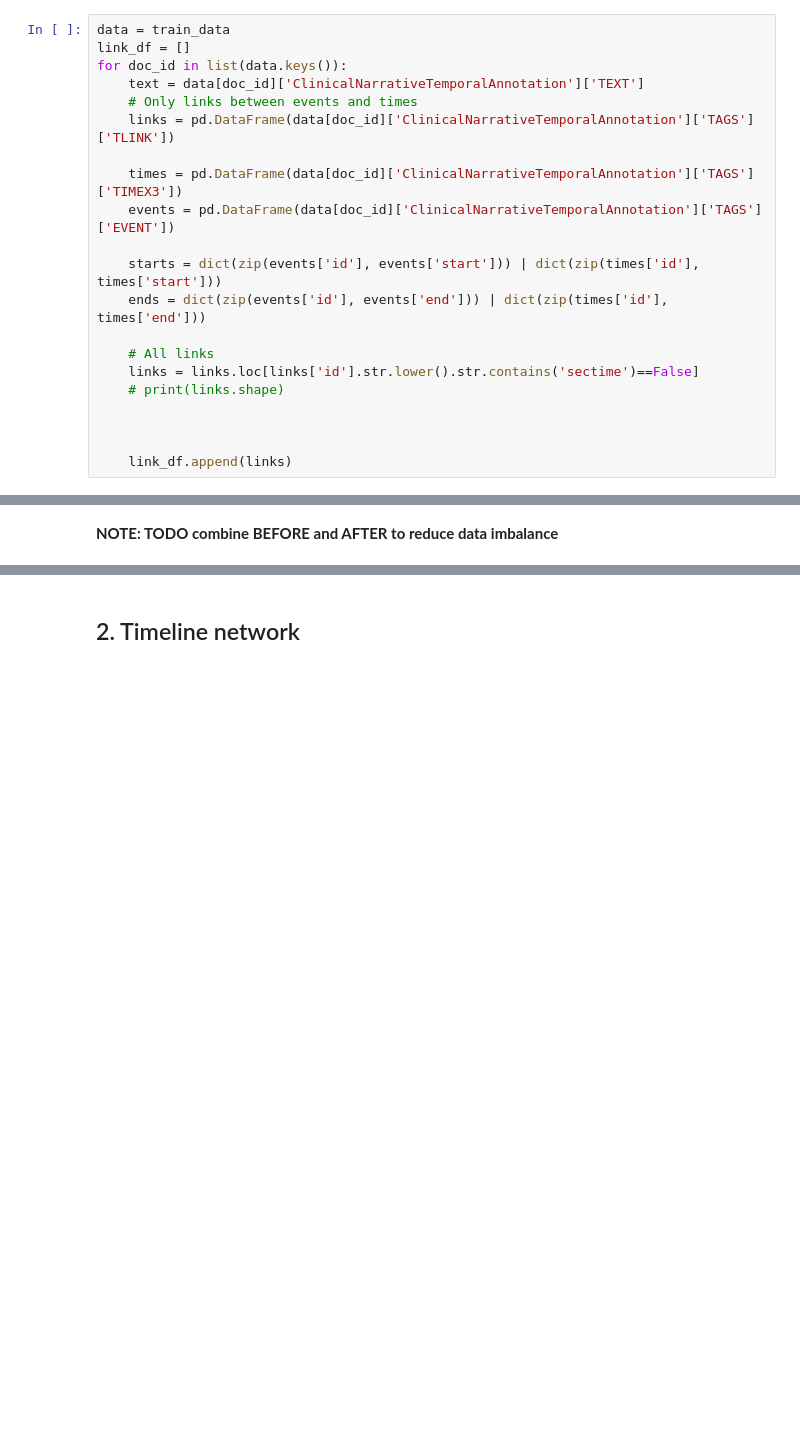
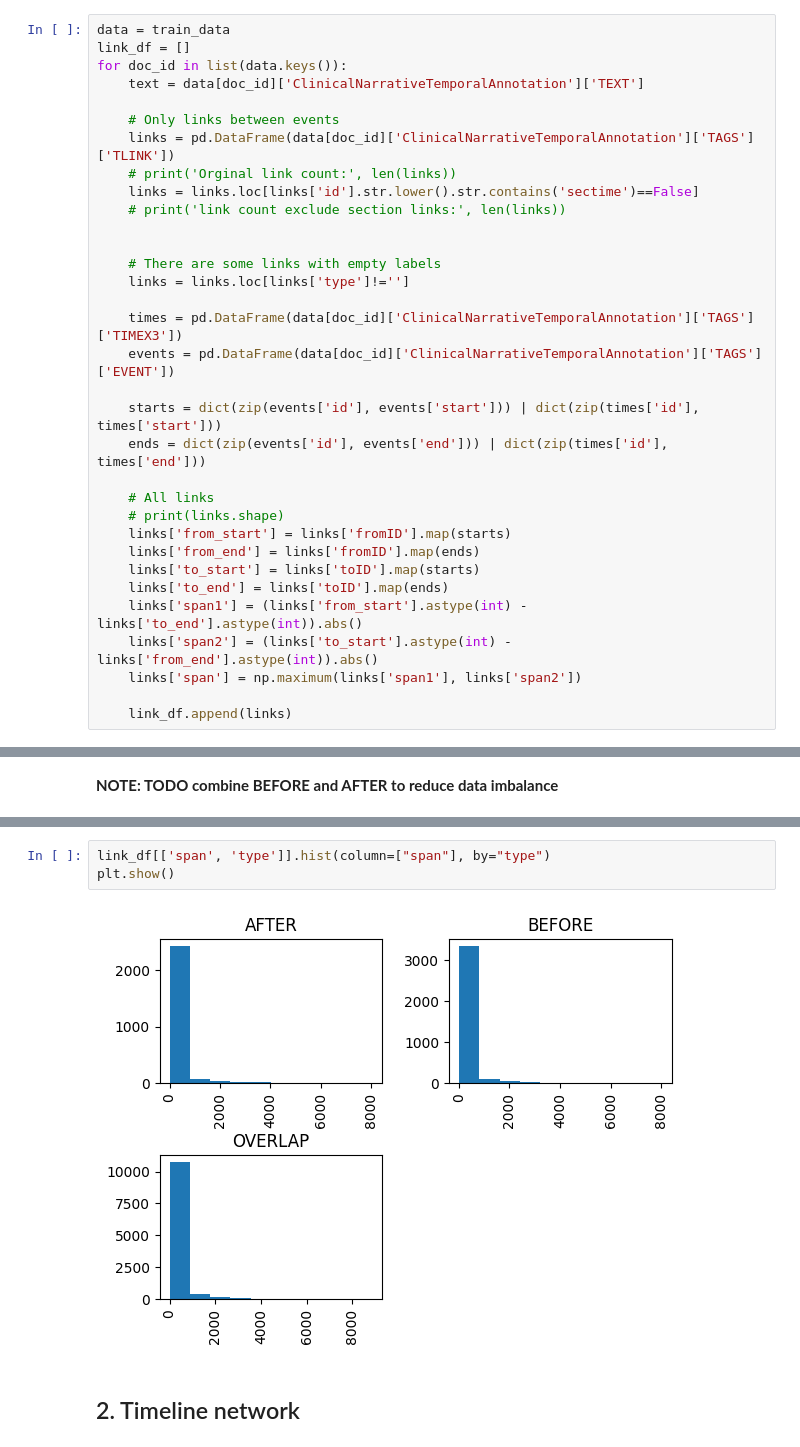
Before and after one commit to wtgme/Temporal_relation, a Jupyter notebook: temp_links.ipynb, the cells around one changed output, grey strips where cells are left out. Saved outputs shown, nothing was run; the diff lists cells and outputs as text; blank space fills up the shorter version.

Commit message:
modified:   README.md 	modified:   temp_links.ipynb

```diff
--- a/temp_links.ipynb
+++ b/temp_links.ipynb
@@ -129,8 +164,16 @@ data = train_data
 link_df = []
 for doc_id in list(data.keys()):
     text = data[doc_id]['ClinicalNarrativeTemporalAnnotation']['TEXT']
-    # Only links between events and times
+
+    # Only links between events
     links = pd.DataFrame(data[doc_id]['ClinicalNarrativeTemporalAnnotation']['TAGS']['TLINK'])
+    # print('Orginal link count:', len(links))
+    links = links.loc[links['id'].str.lower().str.contains('sectime')==False]
+    # print('link count exclude section links:', len(links))
+
+
+    # There are some links with empty labels
+    links = links.loc[links['type']!='']
 
     times = pd.DataFrame(data[doc_id]['ClinicalNarrativeTemporalAnnotation']['TAGS']['TIMEX3'])
     events = pd.DataFrame(data[doc_id]['ClinicalNarrativeTemporalAnnotation']['TAGS']['EVENT'])
@@ -139,10 +182,14 @@ for doc_id in list(data.keys()):
     ends = dict(zip(events['id'], events['end'])) | dict(zip(times['id'], times['end']))
 
     # All links
-    links = links.loc[links['id'].str.lower().str.contains('sectime')==False]
     # print(links.shape)
-
-
+    links['from_start'] = links['fromID'].map(starts)
+    links['from_end'] = links['fromID'].map(ends)
+    links['to_start'] = links['toID'].map(starts)
+    links['to_end'] = links['toID'].map(ends)
+    links['span1'] = (links['from_start'].astype(int) - links['to_end'].astype(int)).abs()
+    links['span2'] = (links['to_start'].astype(int) - links['from_end'].astype(int)).abs()
+    links['span'] = np.maximum(links['span1'], links['span2'])
 
     link_df.append(links)
 # %%
@@ -167,2 +247,7 @@ Name: count, dtype: int64
+# %%
+link_df[['span', 'type']].hist(column=["span"], by="type")
+plt.show()
+# %% [output]
+[figure, added]
 # %% [markdown]
 ## 2. Timeline network
```
Also changed, not shown: parts of 63 cells of this notebook, 1 other file.
